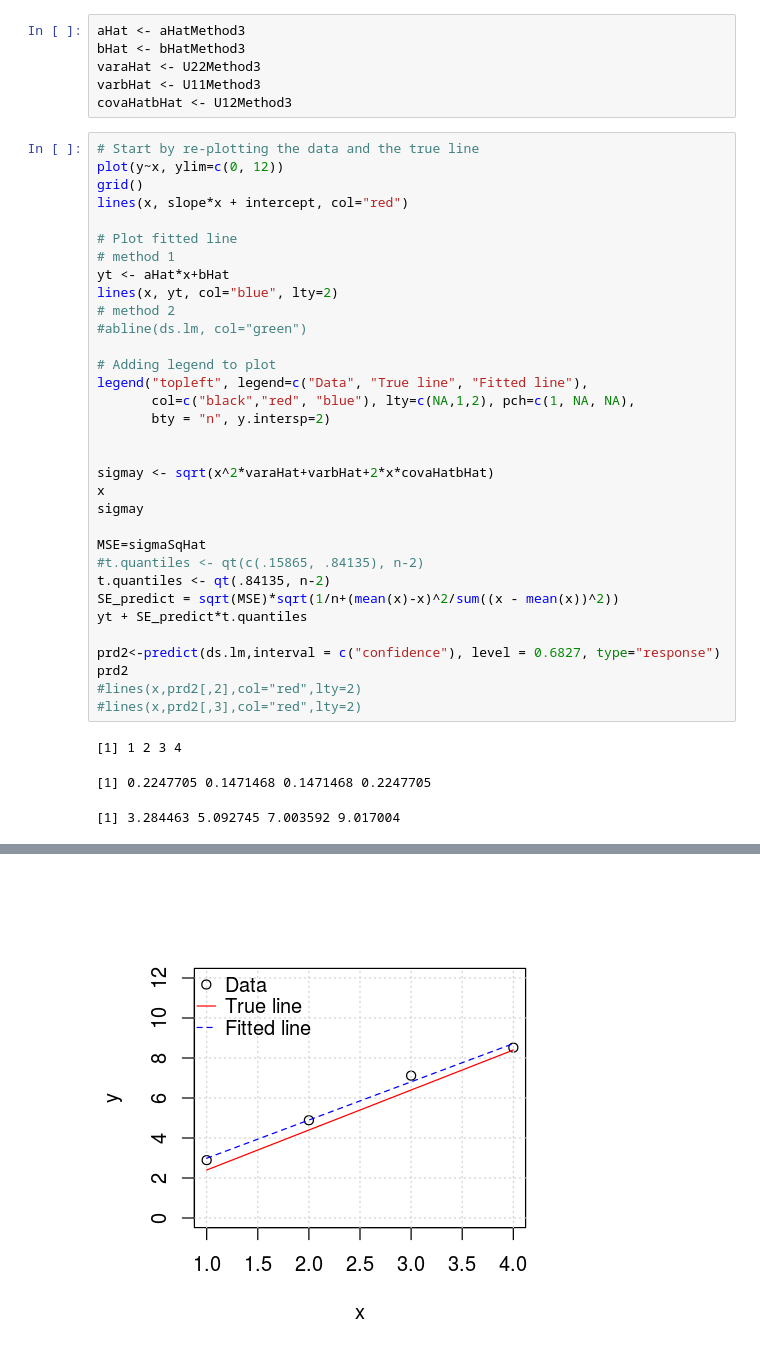
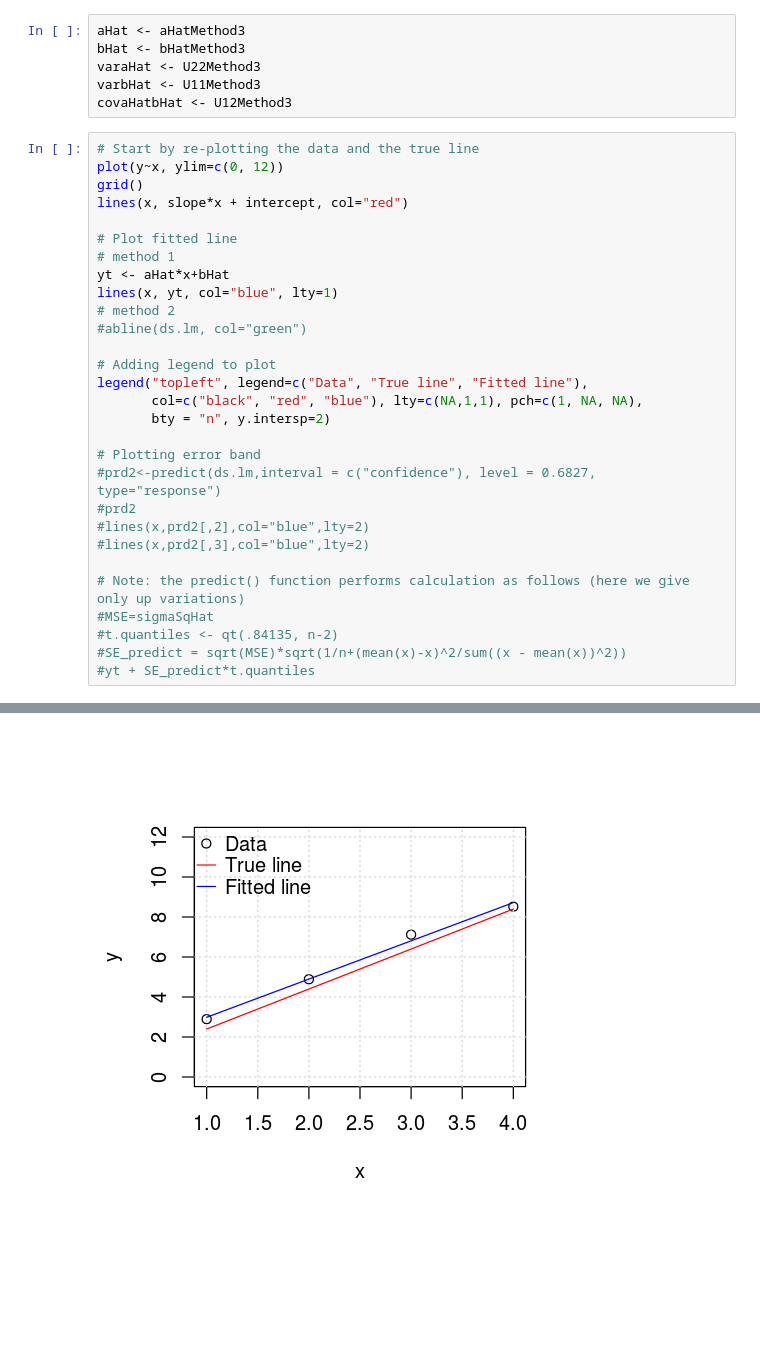
Before and after one commit to ebusato/jupyter_R, a Jupyter notebook: LinearRegression.ipynb, the cells around one changed output, grey strips where cells are left out. Cells and saved outputs as stored; diff of their text form; blank space fills up the shorter version.

```diff
--- a/LinearRegression.ipynb
+++ b/LinearRegression.ipynb
@@ -211,31 +211,24 @@ lines(x, slope*x + intercept, col="red")
 # Plot fitted line
 # method 1
 yt <- aHat*x+bHat
-lines(x, yt, col="blue", lty=2)
+lines(x, yt, col="blue", lty=1)
 # method 2
 #abline(ds.lm, col="green")
 
 # Adding legend to plot
 legend("topleft", legend=c("Data", "True line", "Fitted line"),
-       col=c("black","red", "blue"), lty=c(NA,1,2), pch=c(1, NA, NA),
+       col=c("black", "red", "blue"), lty=c(NA,1,1), pch=c(1, NA, NA),
        bty = "n", y.intersp=2)
 
+# Plotting error band
+#prd2<-predict(ds.lm,interval = c("confidence"), level = 0.6827, type="response")
+#prd2
+#lines(x,prd2[,2],col="blue",lty=2)
+#lines(x,prd2[,3],col="blue",lty=2)
 
-sigmay <- sqrt(x^2*varaHat+varbHat+2*x*covaHatbHat)
-x
-sigmay
-
-MSE=sigmaSqHat
-#t.quantiles <- qt(c(.15865, .84135), n-2)
-t.quantiles <- qt(.84135, n-2)
-SE_predict = sqrt(MSE)*sqrt(1/n+(mean(x)-x)^2/sum((x - mean(x))^2))
-yt + SE_predict*t.quantiles
-
-prd2<-predict(ds.lm,interval = c("confidence"), level = 0.6827, type="response")
-prd2
-#lines(x,prd2[,2],col="red",lty=2)
-#lines(x,prd2[,3],col="red",lty=2)
+# Note: the predict() function performs calculation as follows (here we give only up variations)
+#MSE=sigmaSqHat
+#t.quantiles <- qt(.84135, n-2)
+#SE_predict = sqrt(MSE)*sqrt(1/n+(mean(x)-x)^2/sum((x - mean(x))^2))
+#yt + SE_predict*t.quantiles
 # %% [output]
-[1] 1 2 3 4
-[1] 0.2247705 0.1471468 0.1471468 0.2247705
-[1] 3.284463 5.092745 7.003592 9.017004
@@ -247 +235 @@ prd2
-[figure, old version]
+[figure, new version]
```
Also changed, not shown: parts of 1 cell of this notebook.
